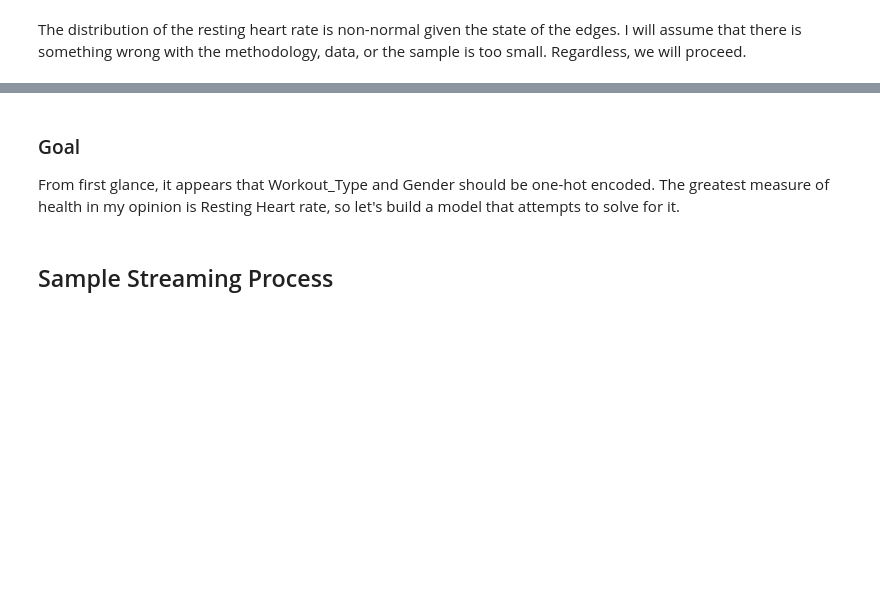
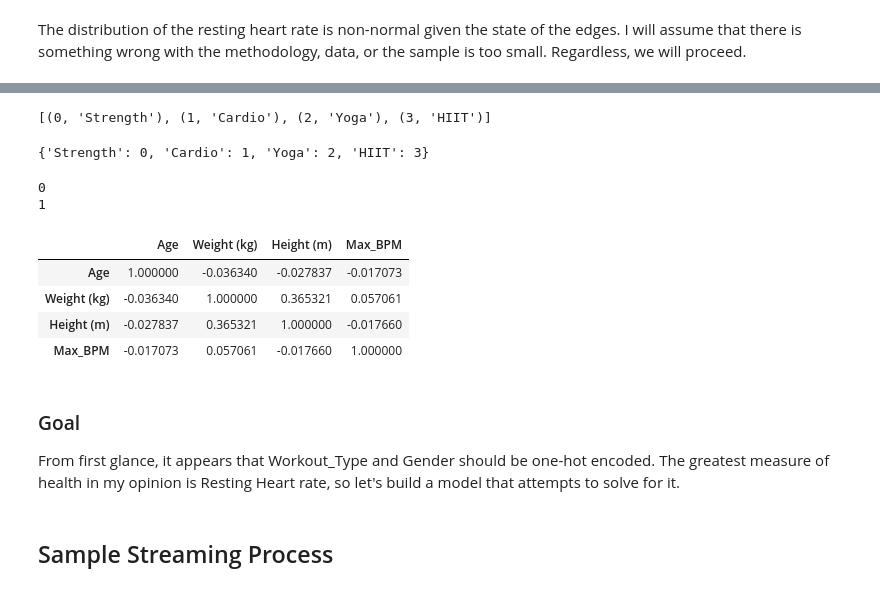
Before and after one commit to kklimov1/AngularSparkDataScienceProject, a Jupyter notebook: healthAnalysis.ipynb, the cells around one changed output, grey strips where cells are left out. Drawn from its saved outputs; the diff is of its cells as text; code cells hidden in the pictures; blank space fills up the shorter version.

```diff
--- a/healthAnalysis.ipynb
+++ b/healthAnalysis.ipynb
@@ -121,0 +149,14 @@ The distribution of the resting heart rate is non-normal given the state of the
+# %%
+#We would typically reduce the size of the vectors after one-hot encoding by one to avoid multicolinearity, but vectorAssembler will have issues converting empty sets
+indexers= [StringIndexer(inputCol= column, outputCol= column + "Indexed") for column in ['Gender', 'Workout_Type']]
+one_hot_encoders = [OneHotEncoder(inputCol = column + "Indexed", outputCol= column+"Encoded", dropLast=False) for column in ['Workout_Type']] #Gender is already in it's reduced form
+stages = indexers+one_hot_encoders
+pipeline = Pipeline(stages=stages)
+
+model = pipeline.fit(df)
+#Let's remove the previous columns that are no longer necessary
+df_transformed = model.transform(df).drop("Workout_TypeIndexed", "Workout_Type", "Gender").withColumnRenamed("GenderIndexed", "Gender").withColumnRenamed("Workout_TypeEncoded", "Workout_Type").withColumnRenamed("Gender", "Gender_Female")
+# %%
+#Our new dataset should now be ready for further analysis, and machine learning! The Workout_Type is represented by a set in the form (vector size, [index of vector], [value at index]). Dropping one value improves our ability to develop ML models by reducing the correlation.
+df_transformed = df_transformed.withColumn("Workout_Type_String", col("Workout_Type").cast("String"))
+df_transformed.select(col("Workout_Type")).show(n=5)
@@ -121,0 +219,9 @@ The distribution of the resting heart rate is non-normal given the state of the
+# %%
+indexer = model.stages[1]
+[z for z in enumerate(indexer.labels) ]
+# %% [output]
+[(0, 'Strength'), (1, 'Cardio'), (2, 'Yoga'), (3, 'HIIT')]
+# %%
+{label: index for index, label in enumerate(indexer.labels)}
+# %% [output]
+{'Strength': 0, 'Cardio': 1, 'Yoga': 2, 'HIIT': 3}
@@ -122,3 +231,23 @@ The distribution of the resting heart rate is non-normal given the state of the
+# %%
+for i in range(0,2):
+    #Let's get both string indexers from our trained pipeline
+    model_indexer = model.stages[0]
+    label_list = model_indexer.labels
+    #This is not the most elegant process as Gender and Workout_Type are represented in two different formats. But it represents different methods of working with our data.
+    if i == 0:
+        for gender, index in list(zip())
+        df_transformed.withColumn("Gender", col(""))
+# %% [output]
+0
+1
+# %%
+df_transformed.toPandas().iloc[:,:4].corr()
+# %% [output]
+|  | Age | Weight (kg) | Height (m) | Max_BPM |
+| Age | 1.000000 | -0.036340 | -0.027837 | -0.017073 |
+| Weight (kg) | -0.036340 | 1.000000 | 0.365321 | 0.057061 |
+| Height (m) | -0.027837 | 0.365321 | 1.000000 | -0.017660 |
+| Max_BPM | -0.017073 | 0.057061 | -0.017660 | 1.000000 |
 # %% [markdown]
 ### Goal
 From first glance, it appears that Workout_Type and Gender should be one-hot encoded.
```
Also changed, not shown: parts of 14 cells of this notebook.
